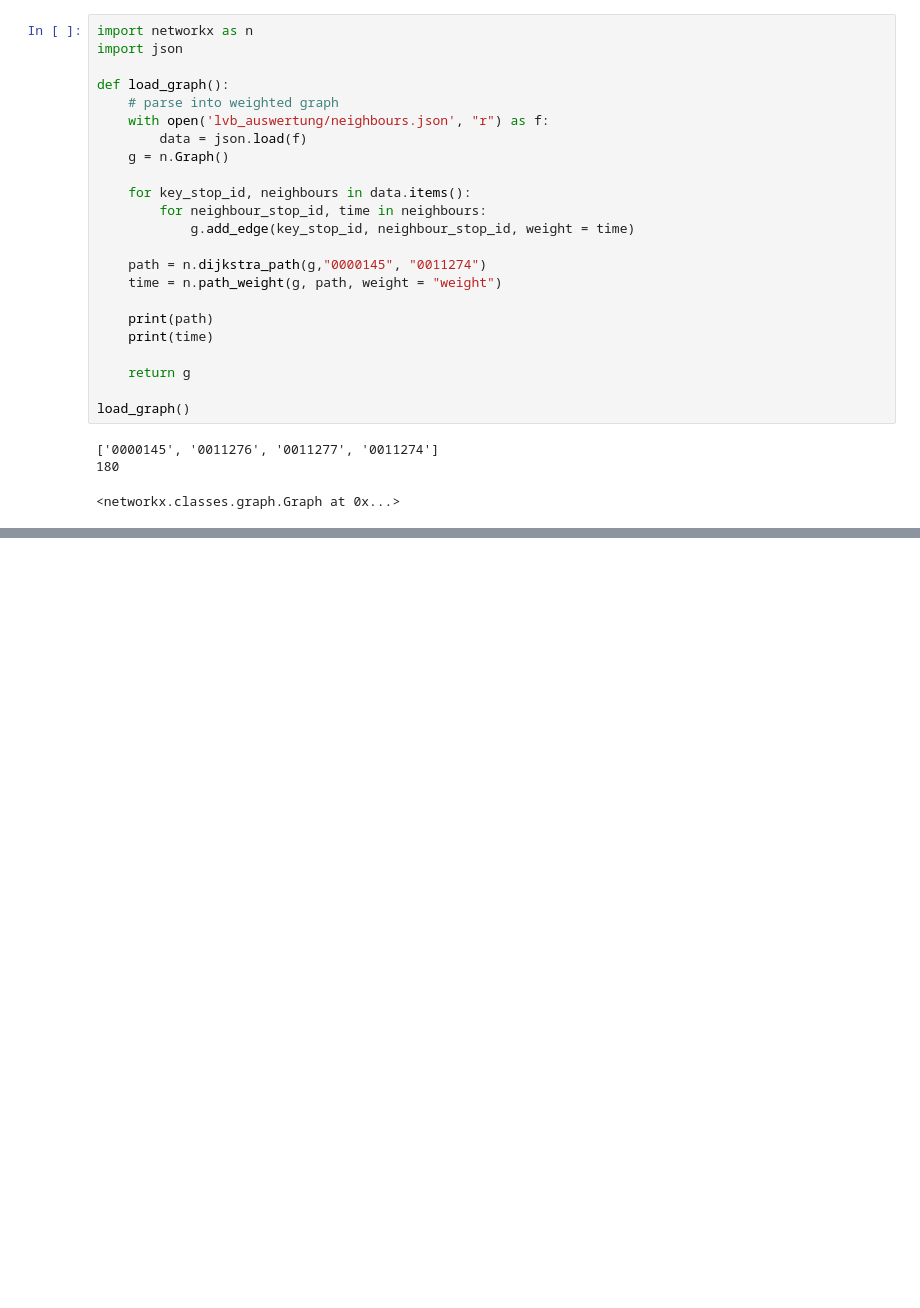
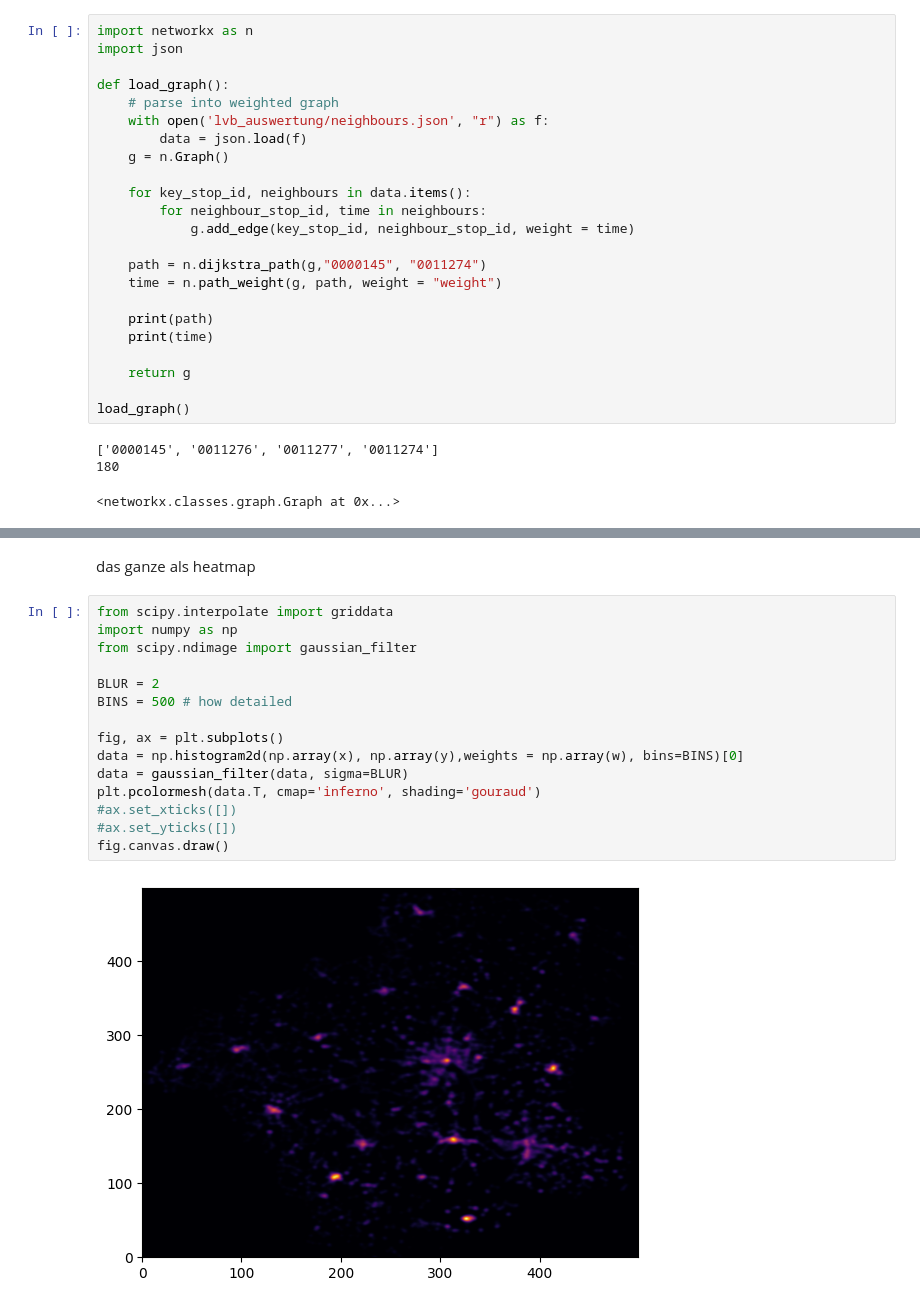
Before and after one commit to lauris-schleussner/Datascience2, a Jupyter notebook: neighbour_extraction.ipynb, the cells around one changed output, grey strips where cells are left out. Drawn from its saved outputs; the diff is of its cells as text; blank space fills up the shorter version.

```diff
--- a/neighbour_extraction.ipynb
+++ b/neighbour_extraction.ipynb
@@ -190,0 +230,19 @@ load_graph()
+# %% [markdown]
+das ganze als heatmap
+# %%
+from scipy.interpolate import griddata
+import numpy as np
+from scipy.ndimage import gaussian_filter
+
+BLUR = 2
+BINS = 500 # how detailed
+
+fig, ax = plt.subplots()
+data = np.histogram2d(np.array(x), np.array(y),weights = np.array(w), bins=BINS)[0]
+data = gaussian_filter(data, sigma=BLUR)
+plt.pcolormesh(data.T, cmap='inferno', shading='gouraud')
+#ax.set_xticks([])
+#ax.set_yticks([])
+fig.canvas.draw()
+# %% [output]
+[figure, added]
```
Also changed, not shown: parts of 3 cells of this notebook, 3 other files.
